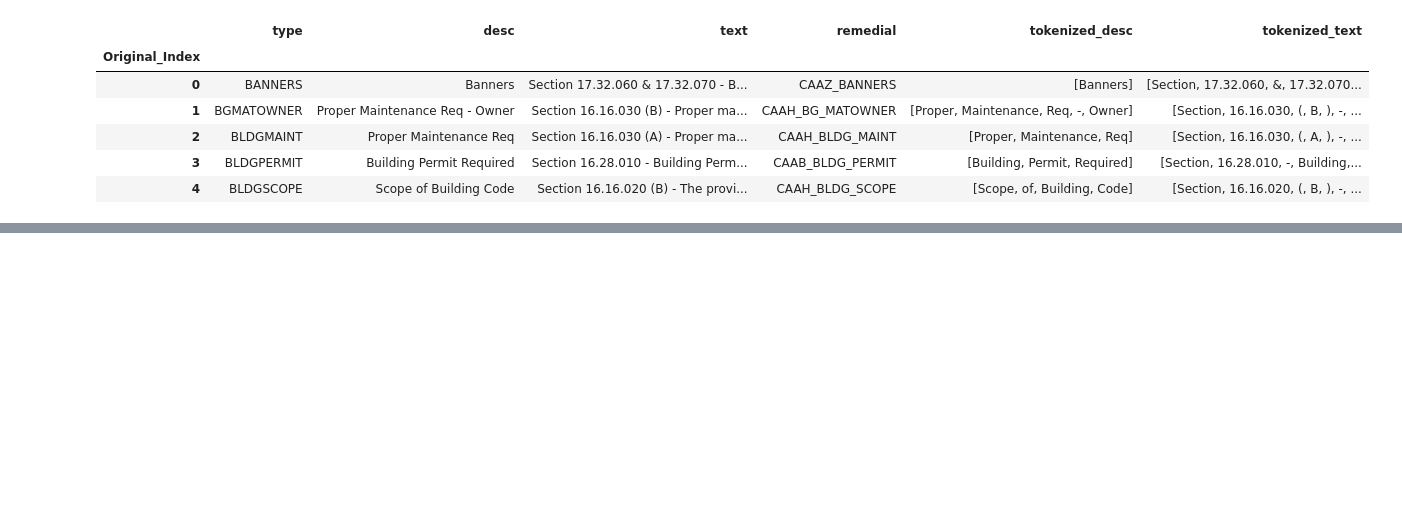
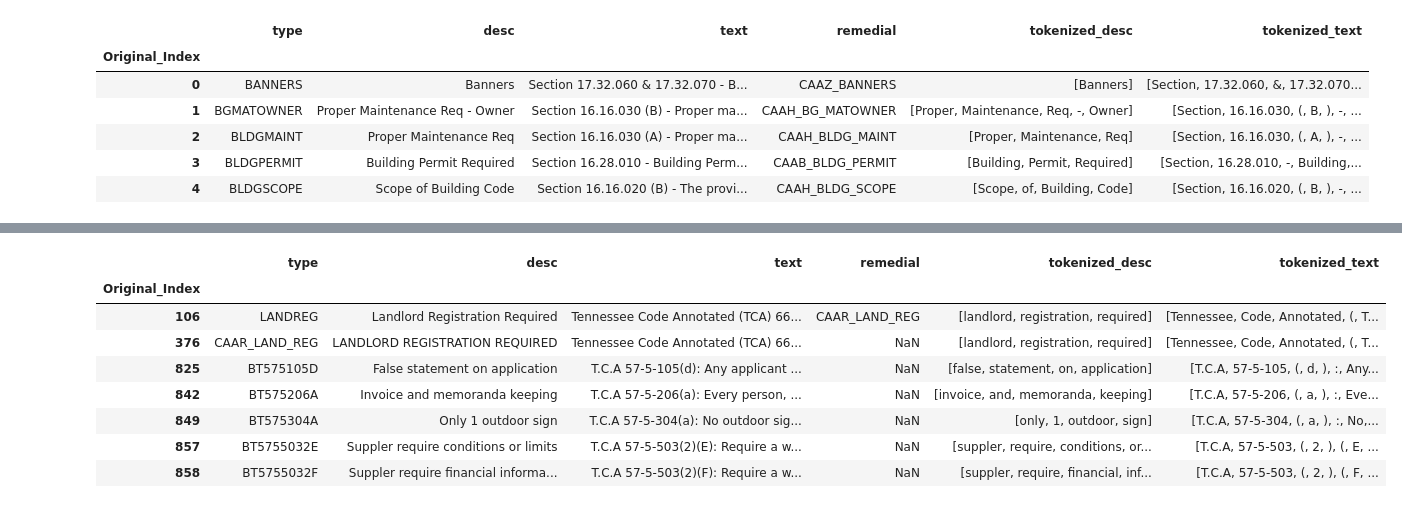
Before and after one commit to DEREJEGETU/data-question-2, a Jupyter notebook: notebooks/Smita.ipynb, the cells around one changed output, grey strips where cells are left out. Drawn from its saved outputs; the diff is of its cells as text; code cells hidden in the pictures; blank space fills up the shorter version.

```diff
--- a/notebooks/Smita.ipynb
+++ b/notebooks/Smita.ipynb
@@ -198,0 +239,8 @@ master_remainder.to_csv("../data/master_remainder.csv")
+# %%
+#converting to lower case and remonving stop words
+for i in range(0,len(master_TCA)):
+    vodes = master_TCA.iloc[i, 4]
+    newlist = []
+    for item in vodes:
+        newlist.append(item.lower())
+    master_TCA.iloc[i, 4] = newlist
@@ -198,0 +266,3 @@ master_remainder.to_csv("../data/master_remainder.csv")
+# %%
+TCA = master_TCA
+TCA.head()
@@ -198,0 +469,10 @@ master_remainder.to_csv("../data/master_remainder.csv")
+# %%
+searchfor = [
+    'beer', 'supplier', 'vendor', 'homemade', 'permit', 'sale', 'sales', 'seller', 'wholesale', 'wholesaler', 'minors', 'minor',
+    "transfer", "manufacturer", "suspension", "hotel", "cert", "certification",
+    'documentation']
+TCA_drop = TCA.drop(TCA[TCA["desc"].str.contains('|'.join(searchfor), case = False)].index)
+
+#s[s.str.contains('|'.join(searchfor))]
+
+#MCL_noBB = MCL_MCL.drop(MCL_MCL[MCL_MCL["desc"].str.contains("BB ")].index)
@@ -198,0 +518,4 @@ master_remainder.to_csv("../data/master_remainder.csv")
+# %%
+searchfor1 = ['bond', 'terminate', 'pay', 'violations', 'possession', 'consent', 'distance', 'termination']
+TCA_drop_rest = TCA_drop.drop(TCA_drop[TCA_drop["desc"].str.contains('|'.join(searchfor1), case = False)].index)
+TCA_drop_rest.info()
@@ -198,0 +534,12 @@ master_remainder.to_csv("../data/master_remainder.csv")
+# %%
+TCA_drop_rest
+# %% [output]
+|  | type | desc | text | remedial | tokenized_desc | tokenized_text |
+| Original_Index |  |  |  |  |  |  |
+| 106 | LANDREG | Landlord Registration Required | Tennessee Code Annotated (TCA) 66... | CAAR_LAND_REG | [landlord, registration, required] | [Tennessee, Code, Annotated, (, T... |
+| 376 | CAAR_LAND_REG | LANDLORD REGISTRATION REQUIRED | Tennessee Code Annotated (TCA) 66... | NaN | [landlord, registration, required] | [Tennessee, Code, Annotated, (, T... |
+| 825 | BT575105D | False statement on application | T.C.A 57-5-105(d): Any applicant ... | NaN | [false, statement, on, application] | [T.C.A, 57-5-105, (, d, ), :, Any... |
+| 842 | BT575206A | Invoice and memoranda keeping | T.C.A 57-5-206(a): Every person, ... | NaN | [invoice, and, memoranda, keeping] | [T.C.A, 57-5-206, (, a, ), :, Eve... |
+| 849 | BT575304A | Only 1 outdoor sign | T.C.A 57-5-304(a): No outdoor sig... | NaN | [only, 1, outdoor, sign] | [T.C.A, 57-5-304, (, a, ), :, No,... |
+| 857 | BT5755032E | Suppler require conditions or limits | T.C.A 57-5-503(2)(E): Require a w... | NaN | [suppler, require, conditions, or... | [T.C.A, 57-5-503, (, 2, ), (, E, ... |
+| 858 | BT5755032F | Suppler require financial informa... | T.C.A 57-5-503(2)(F): Require a w... | NaN | [suppler, require, financial, inf... | [T.C.A, 57-5-503, (, 2, ), (, F, ... |
```
Also changed, not shown: parts of 22 cells of this notebook.
